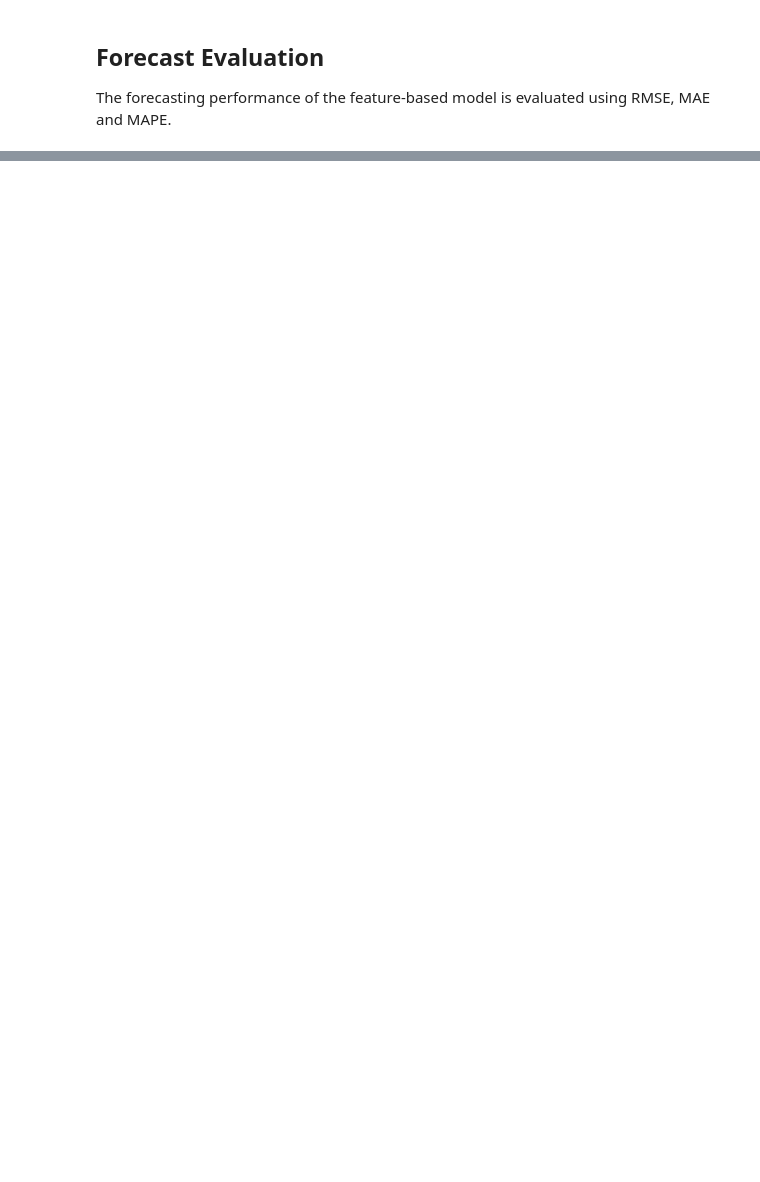
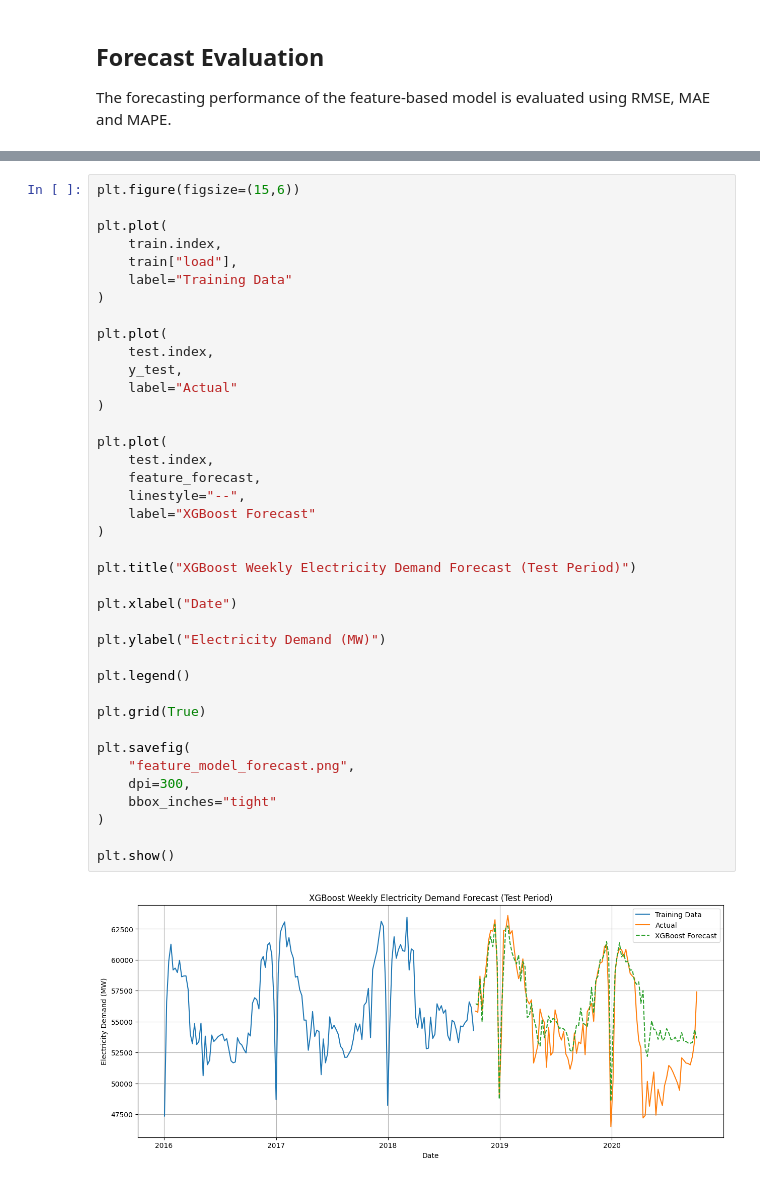
Before and after one commit to dekshinaudayan/german-electricity-demand-forecasting, a Jupyter notebook: notebooks/06_Feature_Based_Model.ipynb, the cells around one changed output, grey strips where cells are left out. Saved outputs shown, nothing was run; the diff lists cells and outputs as text; blank space fills up the shorter version.

```diff
--- a/notebooks/06_Feature_Based_Model.ipynb
+++ b/notebooks/06_Feature_Based_Model.ipynb
@@ -390,0 +356,41 @@ forecast_df.head()
+# %%
+plt.figure(figsize=(15,6))
+
+plt.plot(
+    train.index,
+    train["load"],
+    label="Training Data"
+)
+
+plt.plot(
+    test.index,
+    y_test,
+    label="Actual"
+)
+
+plt.plot(
+    test.index,
+    feature_forecast,
+    linestyle="--",
+    label="XGBoost Forecast"
+)
+
+plt.title("XGBoost Weekly Electricity Demand Forecast (Test Period)")
+
+plt.xlabel("Date")
+
+plt.ylabel("Electricity Demand (MW)")
+
+plt.legend()
+
+plt.grid(True)
+
+plt.savefig(
+    "feature_model_forecast.png",
+    dpi=300,
+    bbox_inches="tight"
+)
+
+plt.show()
+# %% [output]
+[figure, added]
```
Also changed, not shown: parts of 6 cells of this notebook.
